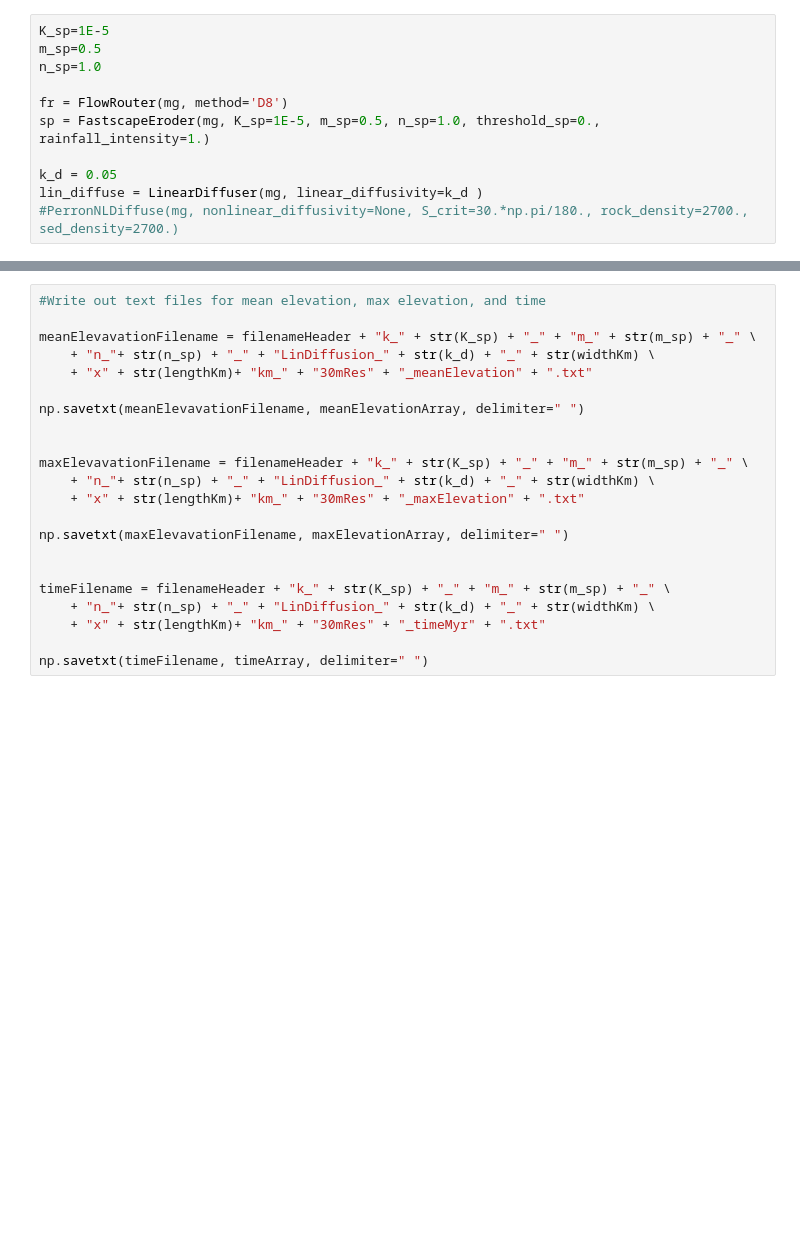
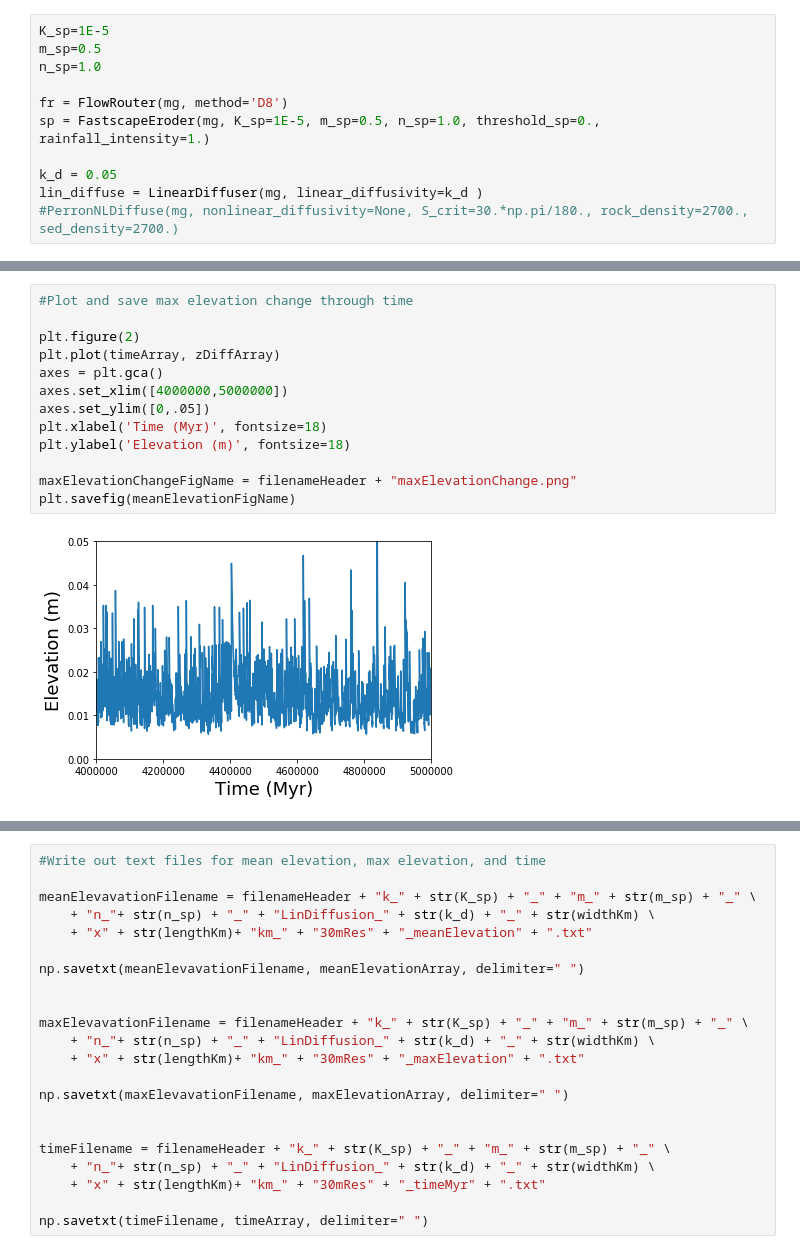
Before and after one commit to mcunningham917/LandLab, a Jupyter notebook: Fastscape.ipynb, the cells around one changed output, grey strips where cells are left out. Cells and saved outputs as stored; diff of their text form; blank space fills up the shorter version.

```diff
--- a/Fastscape.ipynb
+++ b/Fastscape.ipynb
@@ -157,3 +132,18 @@ plt.savefig(meanElevationFigName)
+# %%
+#Plot and save max elevation change through time
+
+plt.figure(2)
+plt.plot(timeArray, zDiffArray)
+axes = plt.gca()
+axes.set_xlim([4000000,5000000])
+axes.set_ylim([0,.05])
+plt.xlabel('Time (Myr)', fontsize=18)
+plt.ylabel('Elevation (m)', fontsize=18)
+
+maxElevationChangeFigName = filenameHeader + "maxElevationChange.png"
+plt.savefig(meanElevationFigName)
+# %% [output]
+[figure, added]
 # %%
 #Plot and save max elevation through time
 
```
Also changed, not shown: parts of 7 cells of this notebook, 8 other files.
